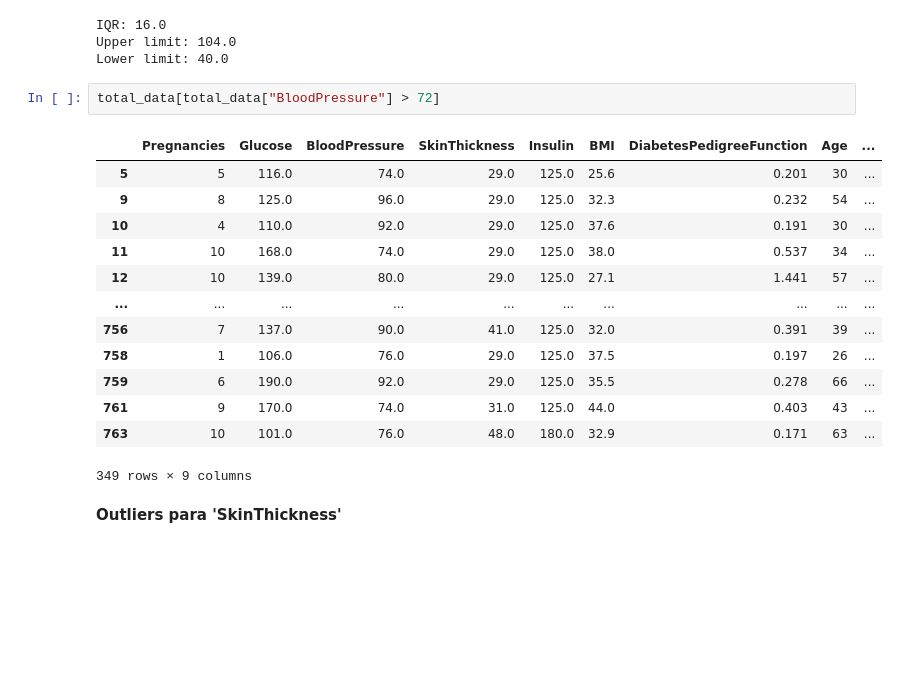
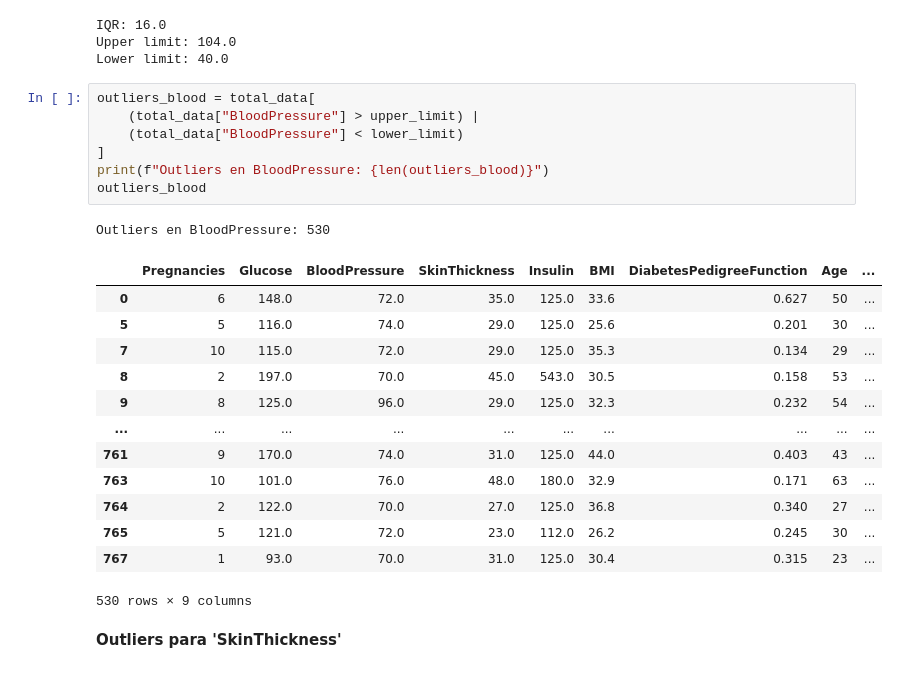
Before and after one commit to 4GeeksAcademy/alemantellini-machine-learning, a Jupyter notebook: src/04-eda-diabetes.ipynb, the cells around one changed output. Saved outputs shown, nothing was run; the diff lists cells and outputs as text; blank space fills up the shorter version.

Commit message:
outliers

```diff
--- a/src/04-eda-diabetes.ipynb
+++ b/src/04-eda-diabetes.ipynb
@@ -469,22 +460,28 @@ print(f"Lower limit: {lower_limit}")
 IQR: 16.0
 Upper limit: 104.0
 Lower limit: 40.0
-# %%
-total_data[total_data["BloodPressure"] > 72]
-# %% [output]
-|  | Pregnancies | Glucose | BloodPressure | SkinThickness | Insulin | BMI | DiabetesPedigreeFunction | Age | ... |
-| 5 | 5 | 116.0 | 74.0 | 29.0 | 125.0 | 25.6 | 0.201 | 30 | ... |
-| 9 | 8 | 125.0 | 96.0 | 29.0 | 125.0 | 32.3 | 0.232 | 54 | ... |
-| 10 | 4 | 110.0 | 92.0 | 29.0 | 125.0 | 37.6 | 0.191 | 30 | ... |
-| 11 | 10 | 168.0 | 74.0 | 29.0 | 125.0 | 38.0 | 0.537 | 34 | ... |
-| 12 | 10 | 139.0 | 80.0 | 29.0 | 125.0 | 27.1 | 1.441 | 57 | ... |
-| ... | ... | ... | ... | ... | ... | ... | ... | ... | ... |
-| 756 | 7 | 137.0 | 90.0 | 41.0 | 125.0 | 32.0 | 0.391 | 39 | ... |
-| 758 | 1 | 106.0 | 76.0 | 29.0 | 125.0 | 37.5 | 0.197 | 26 | ... |
-| 759 | 6 | 190.0 | 92.0 | 29.0 | 125.0 | 35.5 | 0.278 | 66 | ... |
-| 761 | 9 | 170.0 | 74.0 | 31.0 | 125.0 | 44.0 | 0.403 | 43 | ... |
-| 763 | 10 | 101.0 | 76.0 | 48.0 | 180.0 | 32.9 | 0.171 | 63 | ... |
-349 rows × 9 columns
+# %%
+outliers_blood = total_data[
+    (total_data["BloodPressure"] > upper_limit) |
+    (total_data["BloodPressure"] < lower_limit)
+]
+print(f"Outliers en BloodPressure: {len(outliers_blood)}")
+outliers_blood
+# %% [output]
+Outliers en BloodPressure: 530
+|  | Pregnancies | Glucose | BloodPressure | SkinThickness | Insulin | BMI | DiabetesPedigreeFunction | Age | ... |
+| 0 | 6 | 148.0 | 72.0 | 35.0 | 125.0 | 33.6 | 0.627 | 50 | ... |
+| 5 | 5 | 116.0 | 74.0 | 29.0 | 125.0 | 25.6 | 0.201 | 30 | ... |
+| 7 | 10 | 115.0 | 72.0 | 29.0 | 125.0 | 35.3 | 0.134 | 29 | ... |
+| 8 | 2 | 197.0 | 70.0 | 45.0 | 543.0 | 30.5 | 0.158 | 53 | ... |
+| 9 | 8 | 125.0 | 96.0 | 29.0 | 125.0 | 32.3 | 0.232 | 54 | ... |
+| ... | ... | ... | ... | ... | ... | ... | ... | ... | ... |
+| 761 | 9 | 170.0 | 74.0 | 31.0 | 125.0 | 44.0 | 0.403 | 43 | ... |
+| 763 | 10 | 101.0 | 76.0 | 48.0 | 180.0 | 32.9 | 0.171 | 63 | ... |
+| 764 | 2 | 122.0 | 70.0 | 27.0 | 125.0 | 36.8 | 0.340 | 27 | ... |
+| 765 | 5 | 121.0 | 72.0 | 23.0 | 112.0 | 26.2 | 0.245 | 30 | ... |
+| 767 | 1 | 93.0 | 70.0 | 31.0 | 125.0 | 30.4 | 0.315 | 23 | ... |
+530 rows × 9 columns
 # %% [markdown]
 **Outliers para 'SkinThickness'**
 # %%
```
Also changed, not shown: parts of 17 cells of this notebook, 1 other file.
